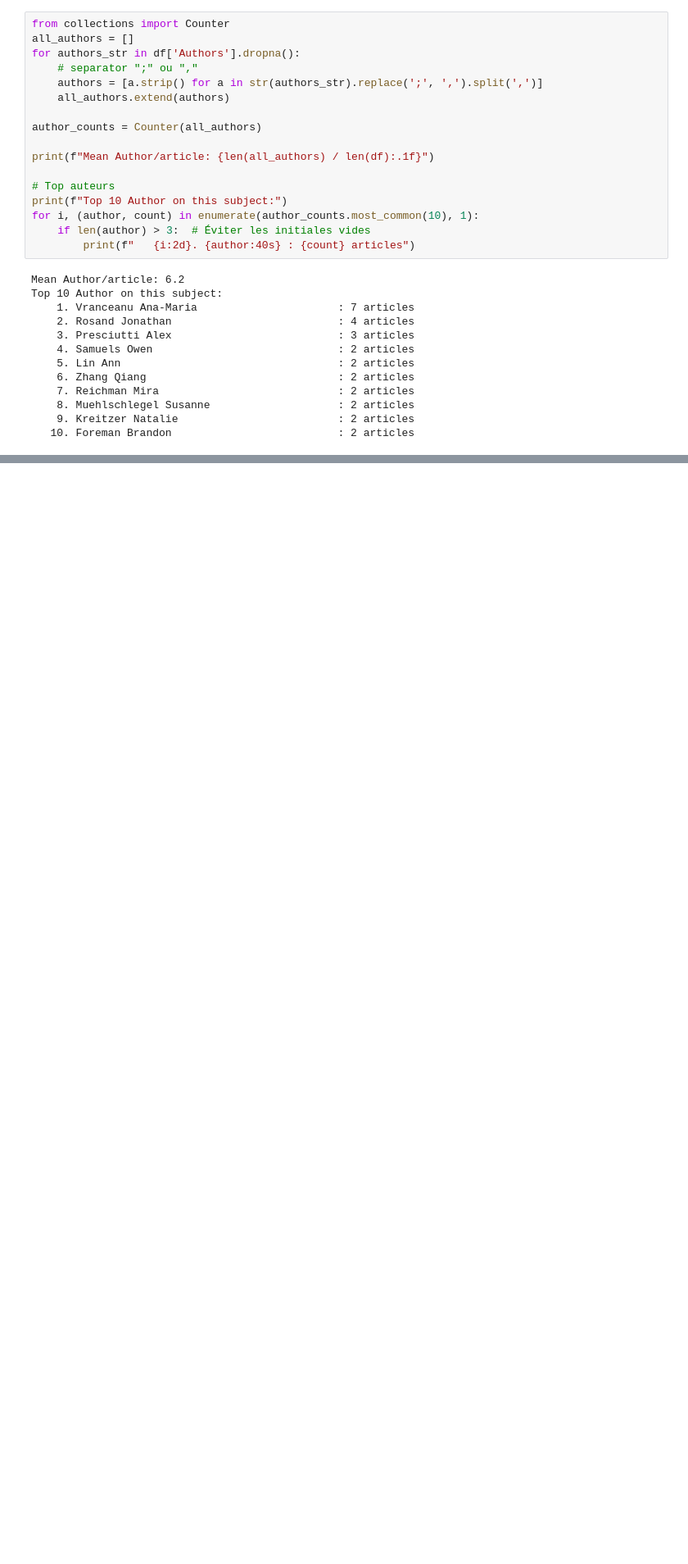
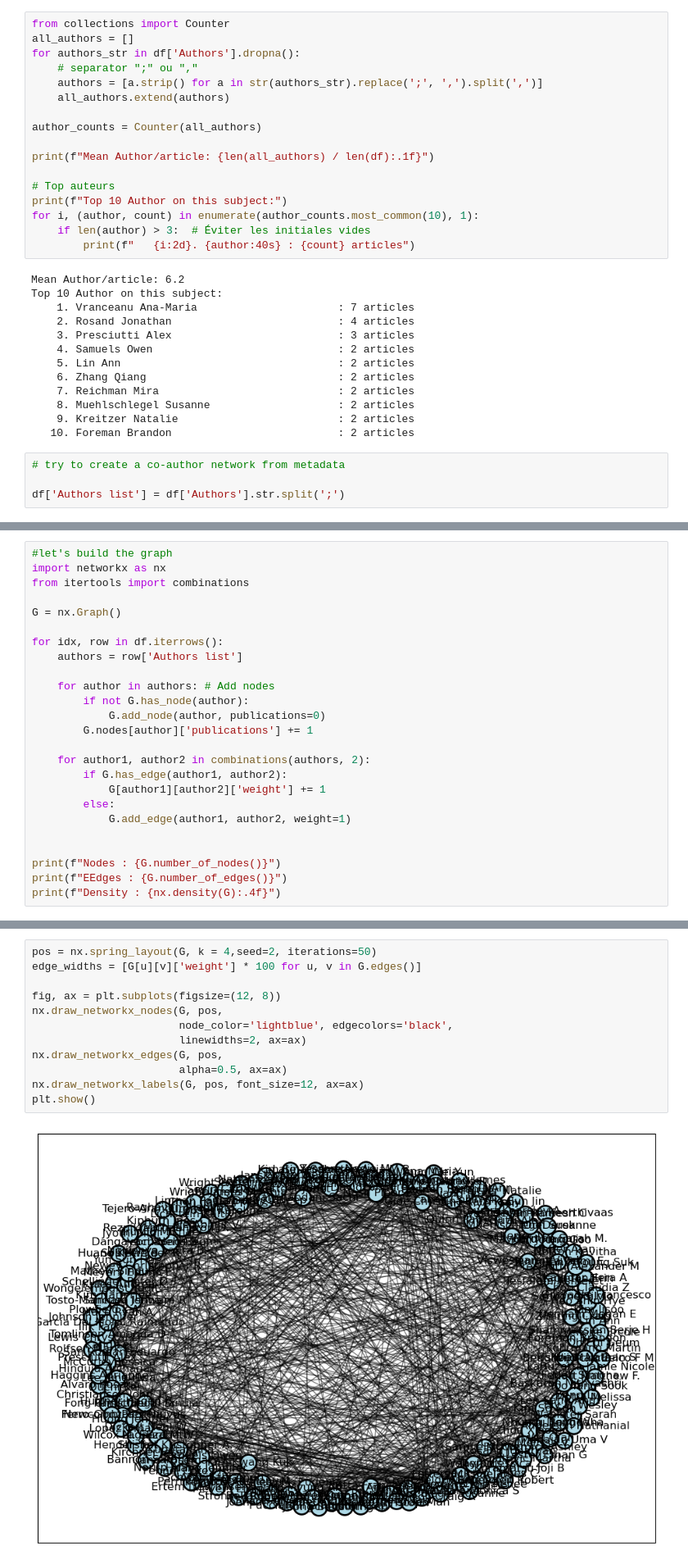
Before and after one commit to LeRustique/NLP_LitReview, a Jupyter notebook: src/analysis/analysis_abstract_article.ipynb, the cells around one changed output, grey strips where cells are left out. Shown at 82% size. Drawn from its saved outputs; the diff is of its cells as text; blank space fills up the shorter version.

```diff
--- a/src/analysis/analysis_abstract_article.ipynb
+++ b/src/analysis/analysis_abstract_article.ipynb
@@ -360,3 +360,7 @@ Top 10 Author on this subject:
     8. Muehlschlegel Susanne                    : 2 articles
     9. Kreitzer Natalie                         : 2 articles
    10. Foreman Brandon                          : 2 articles
+# %%
+# try to create a co-author network from metadata
+
+df['Authors list'] = df['Authors'].str.split(';')
@@ -362,0 +379,25 @@ Top 10 Author on this subject:
+# %%
+#let's build the graph
+import networkx as nx
+from itertools import combinations
+
+G = nx.Graph()
+
+for idx, row in df.iterrows():
+    authors = row['Authors list']
+
+    for author in authors: # Add nodes
+        if not G.has_node(author):
+            G.add_node(author, publications=0)
+        G.nodes[author]['publications'] += 1
+
+    for author1, author2 in combinations(authors, 2):
+        if G.has_edge(author1, author2):
+            G[author1][author2]['weight'] += 1
+        else:
+            G.add_edge(author1, author2, weight=1)
+
+
+print(f"Nodes : {G.number_of_nodes()}")
+print(f"EEdges : {G.number_of_edges()}")
+print(f"Density : {nx.density(G):.4f}")
@@ -362,0 +408,14 @@ Top 10 Author on this subject:
+# %%
+pos = nx.spring_layout(G, k = 4,seed=2, iterations=50)
+edge_widths = [G[u][v]['weight'] * 100 for u, v in G.edges()]
+
+fig, ax = plt.subplots(figsize=(12, 8))
+nx.draw_networkx_nodes(G, pos,
+                       node_color='lightblue', edgecolors='black',
+                       linewidths=2, ax=ax)
+nx.draw_networkx_edges(G, pos,
+                       alpha=0.5, ax=ax)
+nx.draw_networkx_labels(G, pos, font_size=12, ax=ax)
+plt.show()
+# %% [output]
+[figure, added]
```
Also changed, not shown: parts of 9 cells of this notebook, 10 other files.
